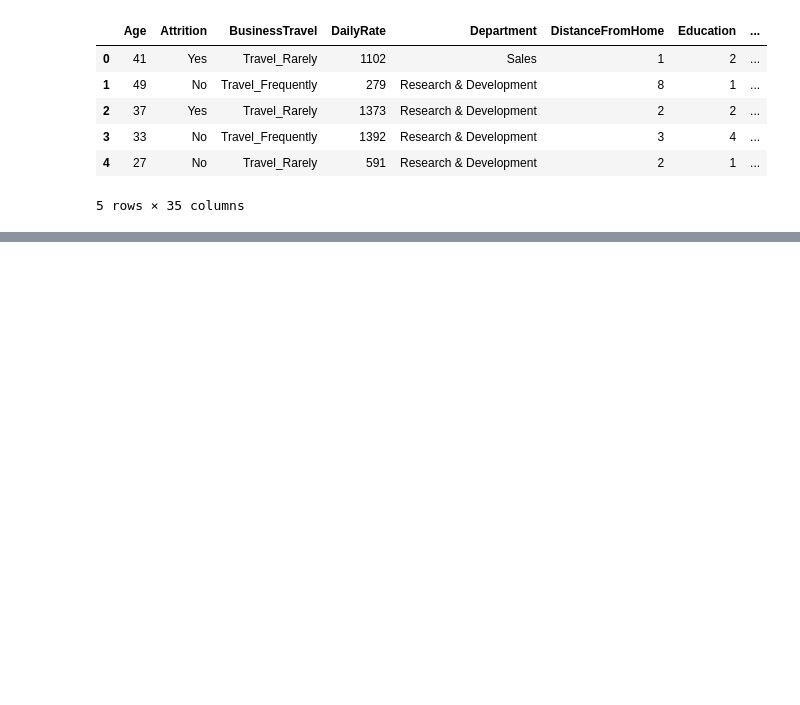
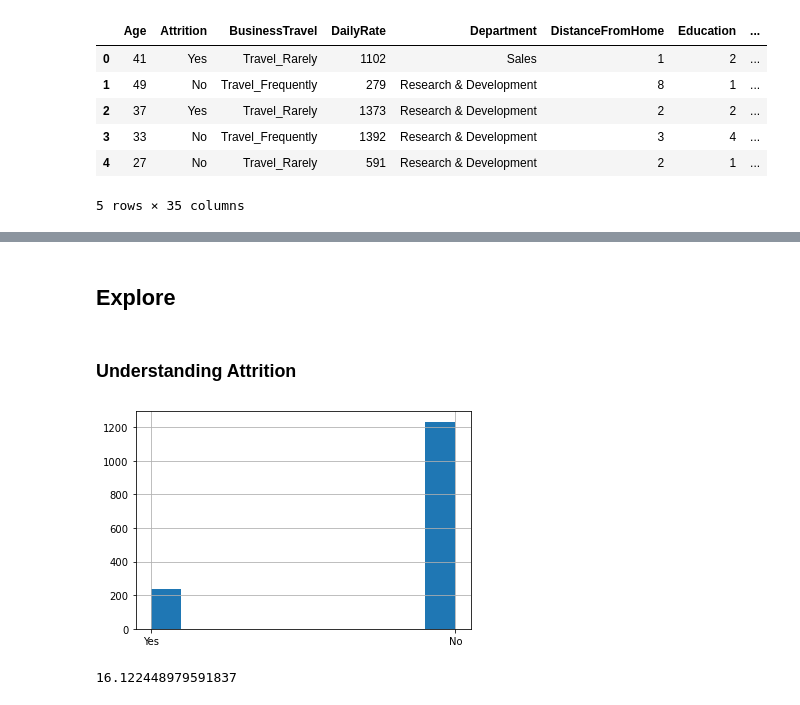
Before and after one commit to lochlynlaskowski/HR-attrition, a Jupyter notebook: HR_attrition .ipynb, the cells around one changed output, grey strips where cells are left out. Saved outputs shown, nothing was run; the diff lists cells and outputs as text; code cells hidden in the pictures; blank space fills up the shorter version.

```diff
--- a/HR_attrition .ipynb
+++ b/HR_attrition .ipynb
@@ -17,0 +89,13 @@ df.head()
+# %% [markdown]
+## Explore ##
+# %% [markdown]
+### Understanding Attrition ###
+# %%
+df.Attrition.hist()
+plt.show()
+# %% [output]
+[figure, added]
+# %%
+df[df.Attrition == "Yes"].shape[0] / df.shape[0] * 100
+# %% [output]
+16.122448979591837
```
Also changed, not shown: parts of 13 cells of this notebook.
